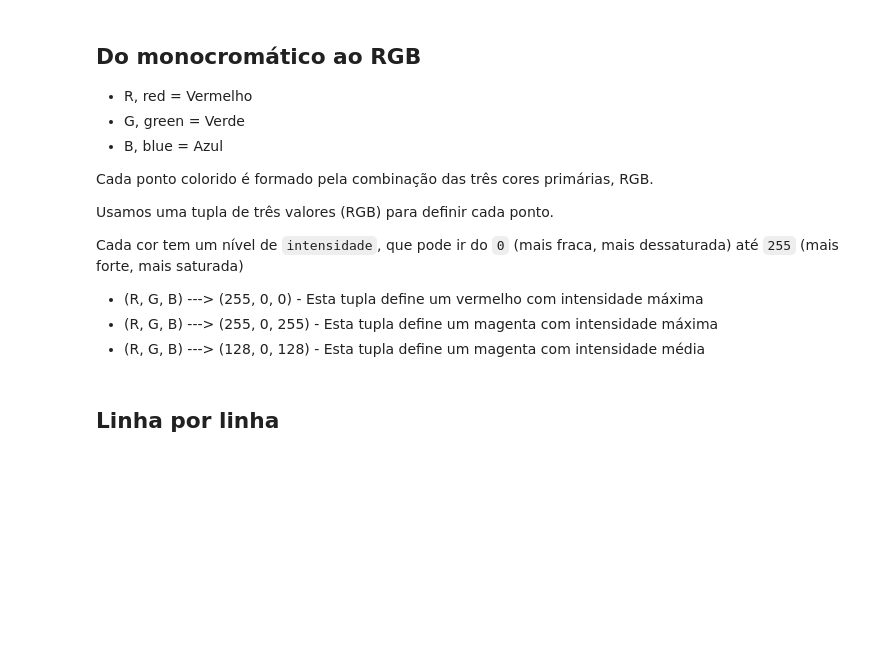
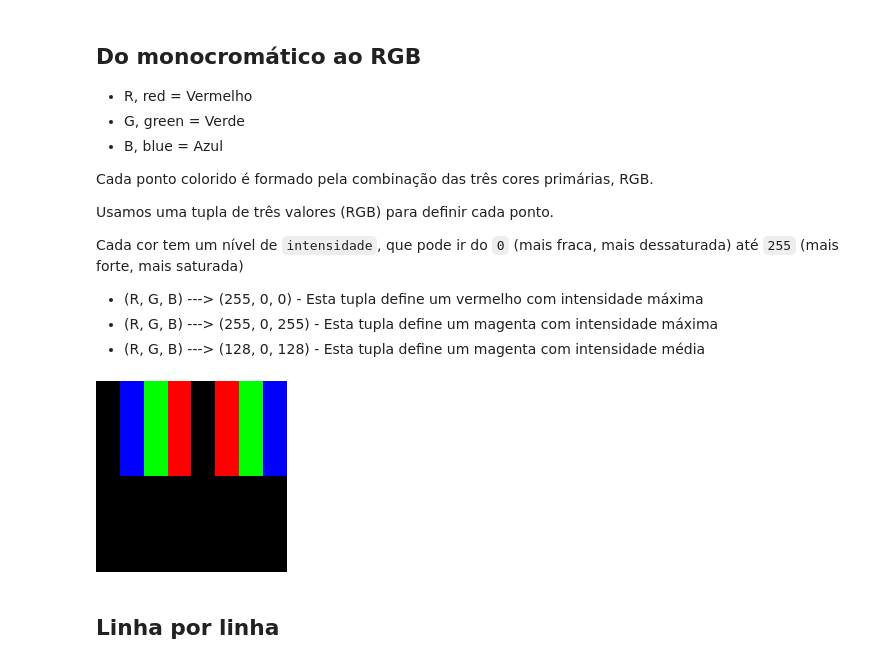
Before and after one commit to grzzr/oficinapy01, a Jupyter notebook: 20220812_Oficina.ipynb, the cells around one changed output. Drawn from its saved outputs; the diff is of its cells as text; code cells hidden in the pictures; blank space fills up the shorter version.

Commit message:
Image.Resampling.BOX

```diff
--- a/20220812_Oficina.ipynb
+++ b/20220812_Oficina.ipynb
@@ -62,22 +66,24 @@ Cada cor tem um nível de <code>intensidade</code>, que pode ir do <code>0</code
 # %%
 from PIL import Image, ImageDraw
 
 img = Image.new('RGB',(8,8))
 
 pixels = [
     (0,0,0),(0,0,255),(0,255,0),(255,0,0),(0,0,0),(255,0,0),(0,255,0),(0,0,255),
     (0,0,0),(0,0,255),(0,255,0),(255,0,0),(0,0,0),(255,0,0),(0,255,0),(0,0,255),
     (0,0,0),(0,0,255),(0,255,0),(255,0,0),(0,0,0),(255,0,0),(0,255,0),(0,0,255),
     (0,0,0),(0,0,255),(0,255,0),(255,0,0),(0,0,0),(255,0,0),(0,255,0),(0,0,255),
     (0,0,0),(0,0,0),(0,0,0),(0,0,0),(0,0,0),(0,0,0),(0,0,0),(0,0,0),
     (0,0,0),(0,0,0),(0,0,0),(0,0,0),(0,0,0),(0,0,0),(0,0,0),(0,0,0),
     (0,0,0),(0,0,0),(0,0,0),(0,0,0),(0,0,0),(0,0,0),(0,0,0),(0,0,0),
     (0,0,0),(0,0,0),(0,0,0),(0,0,0),(0,0,0),(0,0,0),(0,0,0),(0,0,0),
 ]
 
 img.putdata(pixels)
 
-img.resize((191,191), resample=Image.BOX)
+img.resize((191,191), Image.Resampling.BOX)
+# %% [output]
+[figure, added]
 # %% [markdown]
 ## Linha por linha
 # %% [markdown]
```
Also changed, not shown: parts of 9 cells of this notebook.
